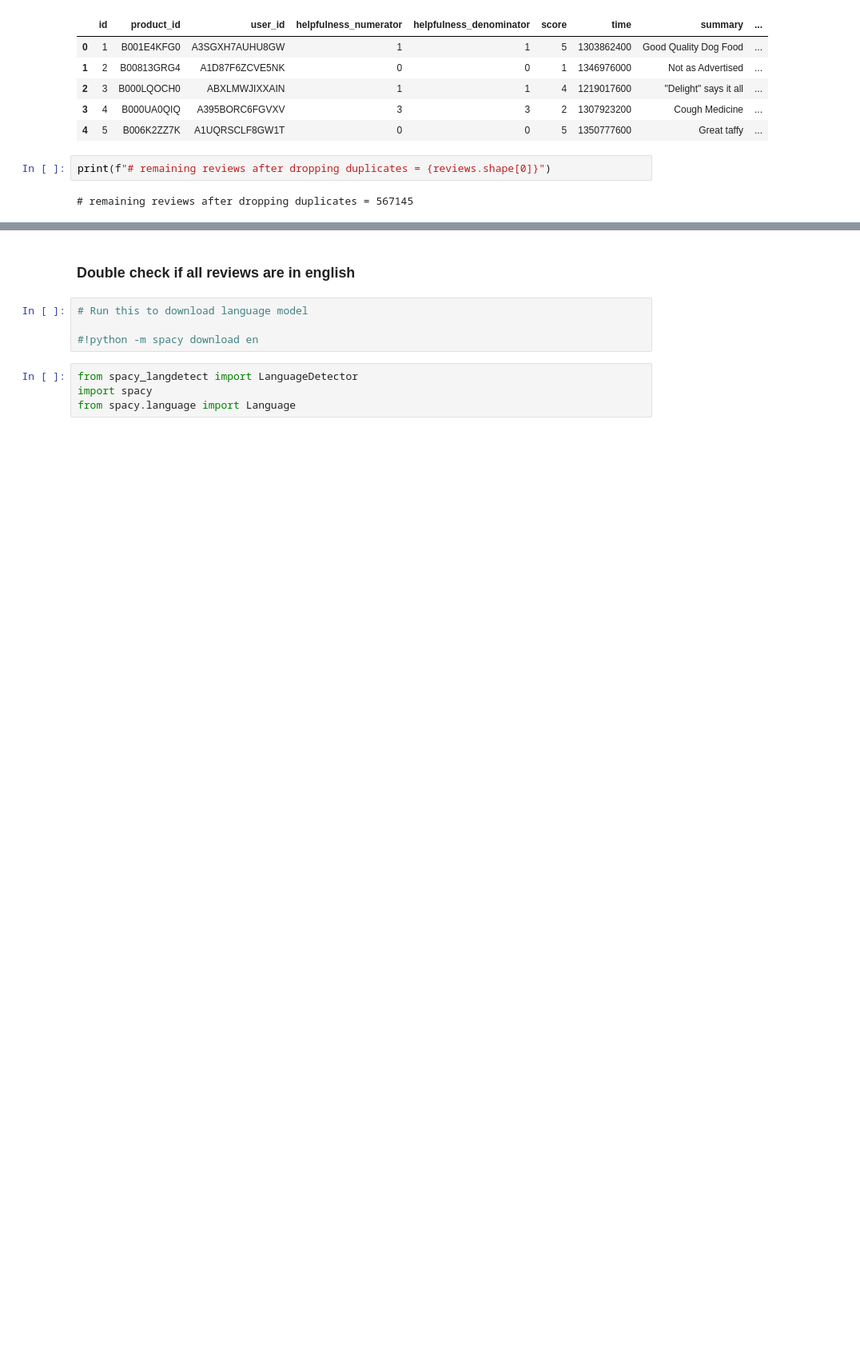
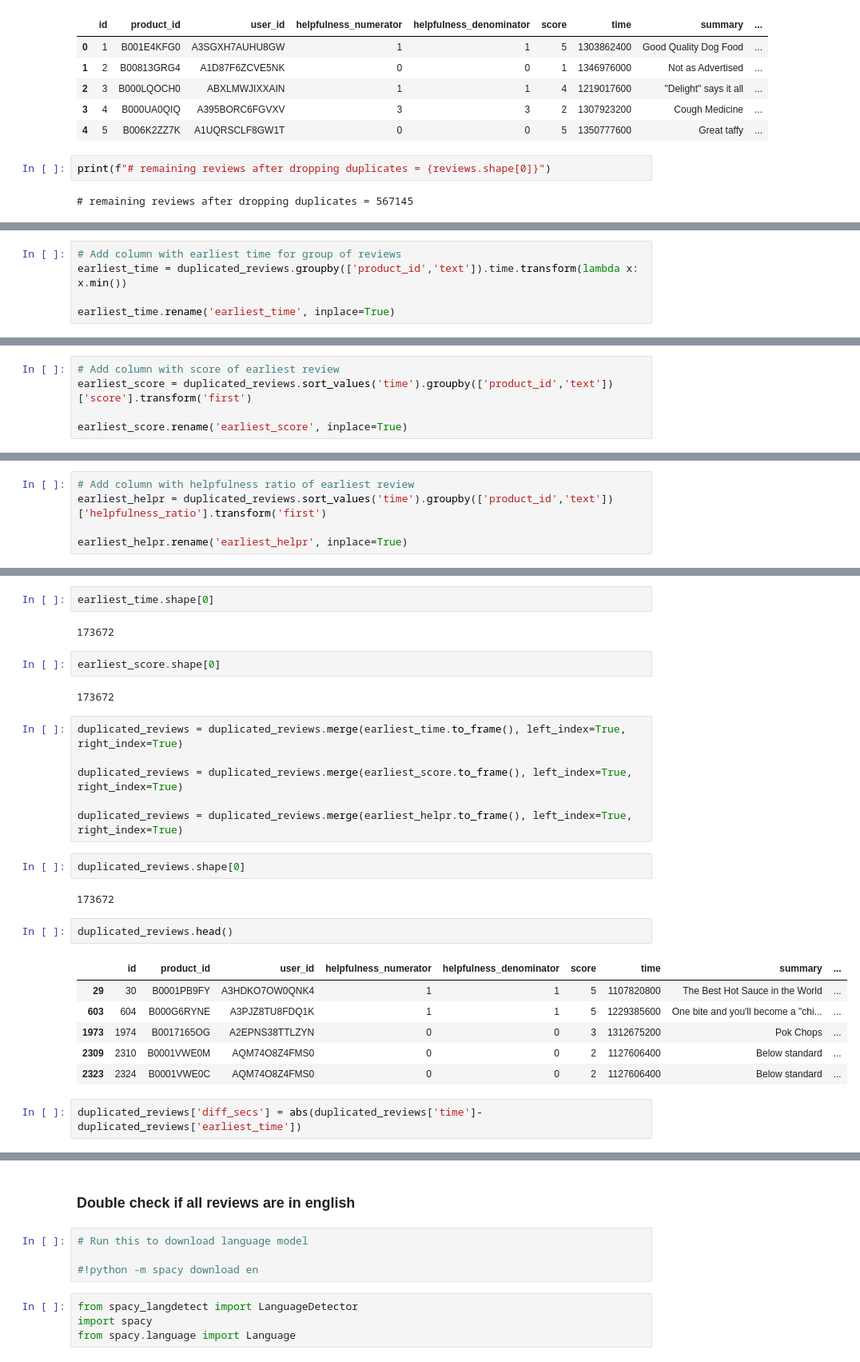
Before and after one commit to SophiaBouchama/review-analysis-teamc, a Jupyter notebook: code/preprocessing.ipynb, the cells around one changed output, grey strips where cells are left out. Shown: that part at 80% size. Saved outputs shown, nothing was run; the diff lists cells and outputs as text; blank space fills up the shorter version.

```diff
--- a/code/preprocessing.ipynb
+++ b/code/preprocessing.ipynb
@@ -215,0 +270,5 @@ print(f"# remaining reviews after dropping duplicates = {reviews.shape[0]}")
+# %%
+# Add column with earliest time for group of reviews
+earliest_time = duplicated_reviews.groupby(['product_id','text']).time.transform(lambda x: x.min())
+
+earliest_time.rename('earliest_time', inplace=True)
@@ -215,0 +288,5 @@ print(f"# remaining reviews after dropping duplicates = {reviews.shape[0]}")
+# %%
+# Add column with score of earliest review
+earliest_score = duplicated_reviews.sort_values('time').groupby(['product_id','text'])['score'].transform('first')
+
+earliest_score.rename('earliest_score', inplace=True)
@@ -215,0 +306,5 @@ print(f"# remaining reviews after dropping duplicates = {reviews.shape[0]}")
+# %%
+# Add column with helpfulness ratio of earliest review
+earliest_helpr = duplicated_reviews.sort_values('time').groupby(['product_id','text'])['helpfulness_ratio'].transform('first')
+
+earliest_helpr.rename('earliest_helpr', inplace=True)
@@ -215,0 +324,29 @@ print(f"# remaining reviews after dropping duplicates = {reviews.shape[0]}")
+# %%
+earliest_time.shape[0]
+# %% [output]
+173672
+# %%
+earliest_score.shape[0]
+# %% [output]
+173672
+# %%
+duplicated_reviews = duplicated_reviews.merge(earliest_time.to_frame(), left_index=True, right_index=True)
+
+duplicated_reviews = duplicated_reviews.merge(earliest_score.to_frame(), left_index=True, right_index=True)
+
+duplicated_reviews = duplicated_reviews.merge(earliest_helpr.to_frame(), left_index=True, right_index=True)
+# %%
+duplicated_reviews.shape[0]
+# %% [output]
+173672
+# %%
+duplicated_reviews.head()
+# %% [output]
+|  | id | product_id | user_id | helpfulness_numerator | helpfulness_denominator | score | time | summary | ... |
+| 29 | 30 | B0001PB9FY | A3HDKO7OW0QNK4 | 1 | 1 | 5 | 1107820800 | The Best Hot Sauce in the World | ... |
+| 603 | 604 | B000G6RYNE | A3PJZ8TU8FDQ1K | 1 | 1 | 5 | 1229385600 | One bite and you'll become a "chi... | ... |
+| 1973 | 1974 | B0017165OG | A2EPNS38TTLZYN | 0 | 0 | 3 | 1312675200 | Pok Chops | ... |
+| 2309 | 2310 | B0001VWE0M | AQM74O8Z4FMS0 | 0 | 0 | 2 | 1127606400 | Below standard | ... |
+| 2323 | 2324 | B0001VWE0C | AQM74O8Z4FMS0 | 0 | 0 | 2 | 1127606400 | Below standard | ... |
+# %%
+duplicated_reviews['diff_secs'] = abs(duplicated_reviews['time']-duplicated_reviews['earliest_time'])
```
Also changed, not shown: parts of 50 cells of this notebook.
